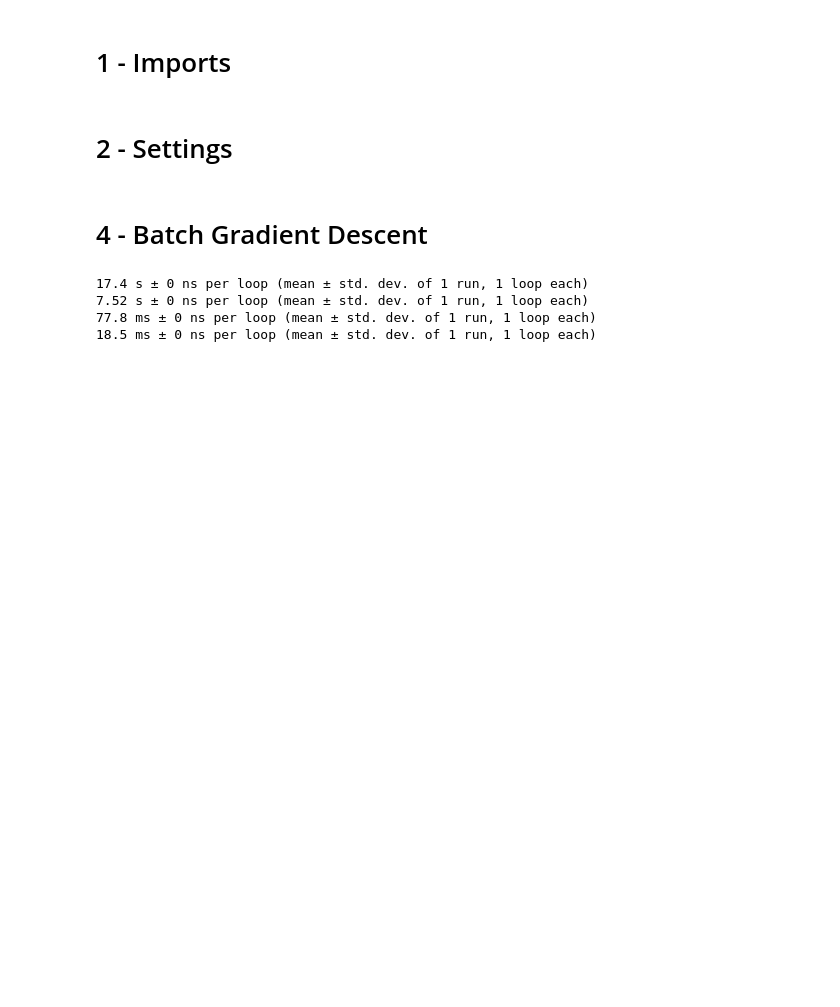
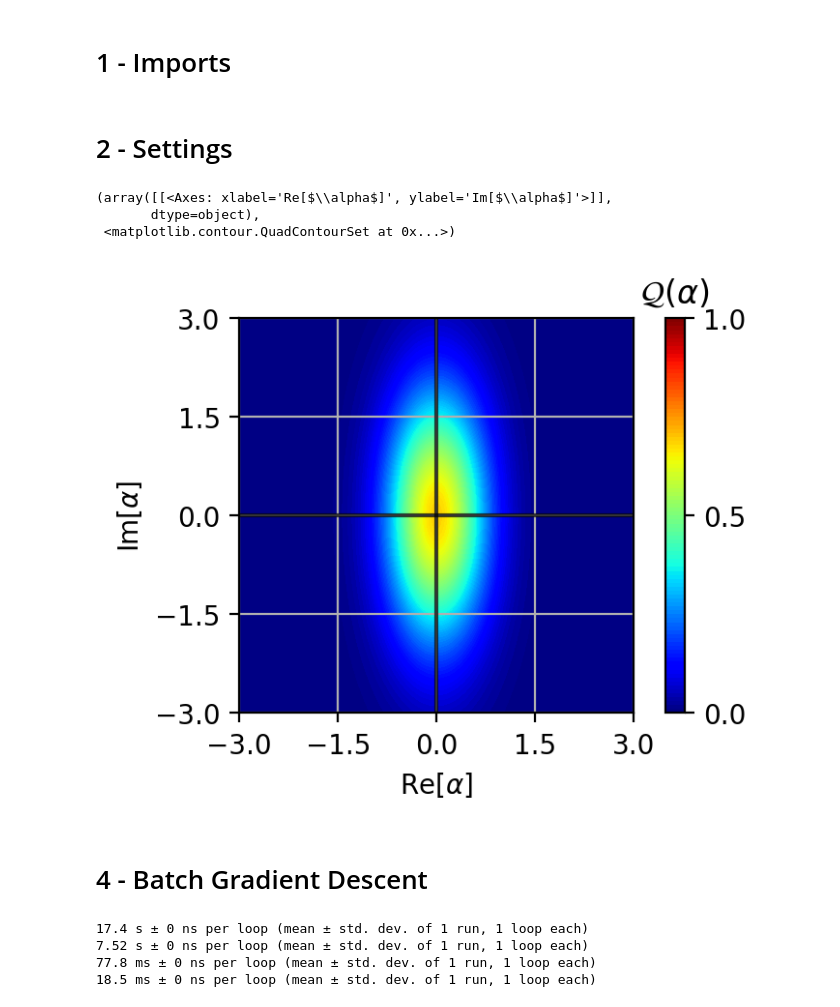
Before and after one commit to EQuS/jaxquantum, a Jupyter notebook: experiments/circuit/state-prep/1-squeezed-state.ipynb, the cells around one changed output. Saved outputs shown, nothing was run; the diff lists cells and outputs as text; code cells hidden in the pictures; blank space fills up the shorter version.

Commit message:
squeezed state prep notebook

```diff
--- a/experiments/circuit/state-prep/1-squeezed-state.ipynb
+++ b/experiments/circuit/state-prep/1-squeezed-state.ipynb
@@ -36,7 +36,7 @@ settings = {
     "N": 40,
     "state": {
         "mode": "squeeze",
-        "squeezing_dB": 6
+        "squeezing_dB": 8
     },
     "N_large": 200,
     "bounds": {
@@ -50,7 +50,7 @@ settings = {
 }
 
 def generate_state(settings, large=False):
-    z = jqt.squeezing_dB_to_linear(8)
+    z = jqt.squeezing_dB_to_linear(settings["state"]["squeezing_dB"])
     N = settings["N" if not large else "N_large"]
     target_state_cavity = jqt.squeeze(N, z) @ jqt.basis(N, 0)
     return target_state_cavity
@@ -61,6 +61,13 @@ settings["target_state"] = jqt.basis(2,0) ^ target_state_cavity
 
 date_str = datetime.datetime.now().strftime("%Y%m%d_h%Hm%Ms%S")
 settings["data_filename"] = f"data/{date_str}_{settings['state']['mode']}_state_prep.npz"
+# %%
+jqt.plot_qfunc(settings["target_state"], jnp.linspace(-3,3,200))
+# %% [output]
+(array([[<Axes: xlabel='Re[$\\alpha$]', ylabel='Im[$\\alpha$]'>]],
+       dtype=object),
+ <matplotlib.contour.QuadContourSet at 0x...>)
+[figure, added]
 # %% [markdown]
 # 4 - Batch Gradient Descent
 # %%
```
